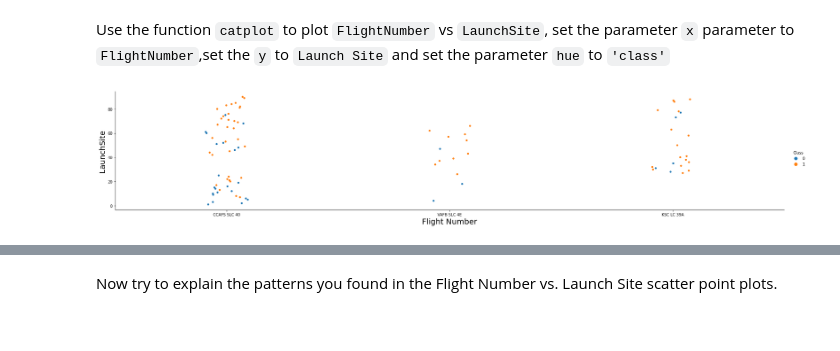
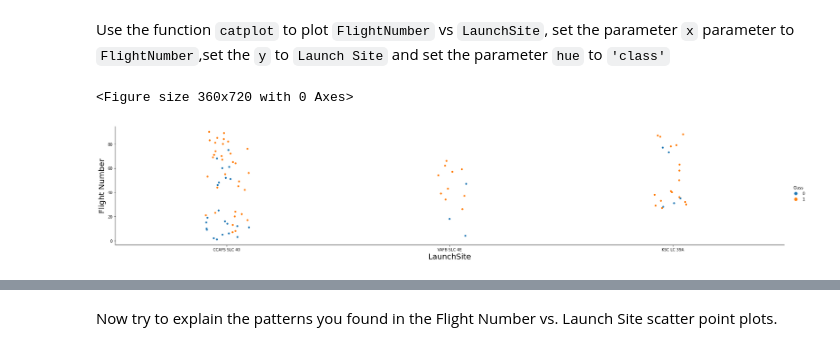
Before and after one commit to vivianWan/spaceX-1, a Jupyter notebook: jupyter-labs-eda-dataviz.ipynb, the cells around one changed output, grey strips where cells are left out. Saved outputs shown, nothing was run; the diff lists cells and outputs as text; code cells hidden in the pictures.

```diff
--- a/jupyter-labs-eda-dataviz.ipynb
+++ b/jupyter-labs-eda-dataviz.ipynb
@@ -91,11 +91,12 @@ Next, let's drill down to each site visualize its detailed launch records.
 Use the function <code>catplot</code> to plot <code>FlightNumber</code> vs <code>LaunchSite</code>, set the  parameter <code>x</code>  parameter to <code>FlightNumber</code>,set the  <code>y</code> to <code>Launch Site</code> and set the parameter <code>hue</code> to <code>'class'</code>
 # %%
 sns.catplot(x="LaunchSite", y="FlightNumber", hue="Class", data=df, aspect = 5)
-plt.xlabel("Flight Number",fontsize=20)
-plt.ylabel("LaunchSite",fontsize=20)
+plt.ylabel("Flight Number",fontsize=20)
+plt.xlabel("LaunchSite",fontsize=20)
 plt.show()
 # %% [output]
+<Figure size 360x720 with 0 Axes>
-[figure, old version]
+[figure, new version]
 # %%
 # Plot a scatter point chart with x axis to be Flight Number and y axis to be the launch site, and hue to be the class value
 sns.catplot(y="LaunchSite", x="FlightNumber", hue="Class", data=df, aspect = 5)
```
Also changed, not shown: parts of 9 cells of this notebook, 1 other file.
